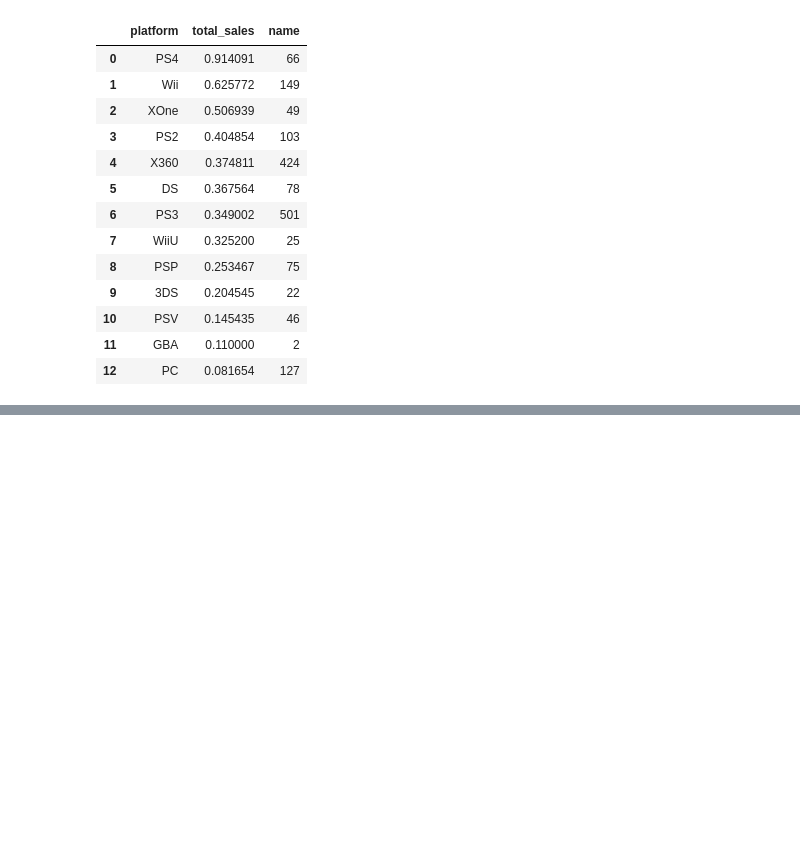
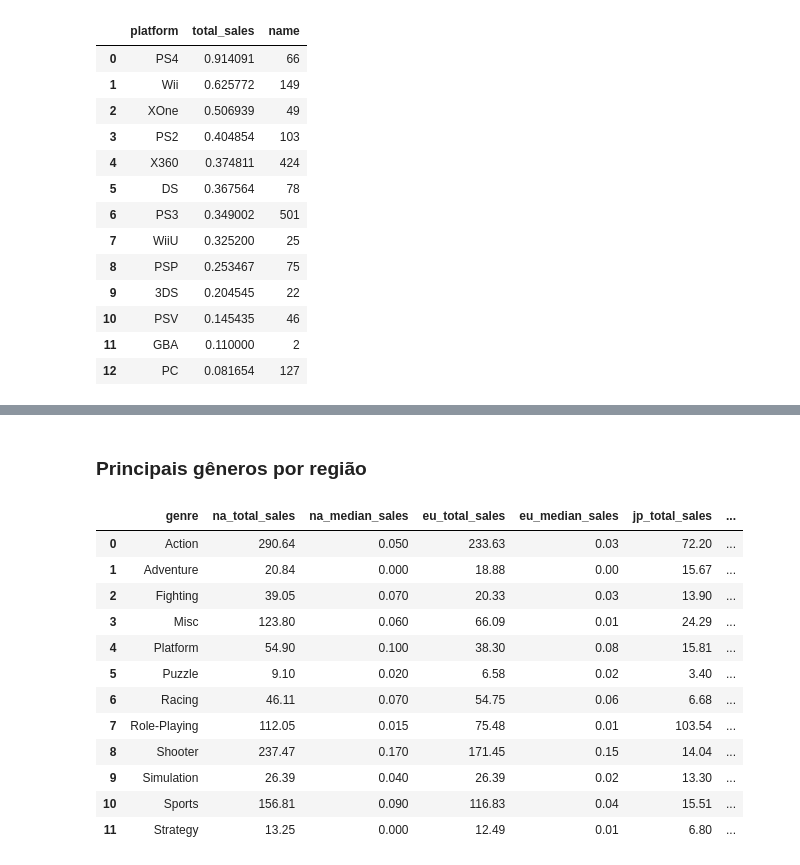
Before and after one commit to peperrone/mbads-sprint7-games, a Jupyter notebook: notebook.ipynb, the cells around one changed output, grey strips where cells are left out. Cells and saved outputs as stored; diff of their text form; code cells hidden in the pictures; blank space fills up the shorter version.

Commit message:
regionalized analysis by platform and genres

```diff
--- a/notebook.ipynb
+++ b/notebook.ipynb
@@ -1376,0 +1809,21 @@ SyntaxError: invalid syntax (1637847438.py, line 3)
+# %% [markdown]
+### Principais gêneros por região
+# %%
+# Agregando por gênero e região para analisar a performance de vendas por gênero em cada região
+df_genre_region = df_recent.groupby(['genre']).agg({'na_sales': ('sum', 'median'), 'eu_sales': ('sum', 'median'), 'jp_sales': ('sum', 'median'), 'other_sales': ('sum', 'median'), 'name': 'count'}).reset_index()
+df_genre_region.columns = ['genre', 'na_total_sales', 'na_median_sales', 'eu_total_sales', 'eu_median_sales', 'jp_total_sales', 'jp_median_sales', 'other_total_sales', 'other_median_sales', 'game_count']
+display(df_genre_region)
+# %% [output]
+|  | genre | na_total_sales | na_median_sales | eu_total_sales | eu_median_sales | jp_total_sales | ... |
+| 0 | Action | 290.64 | 0.050 | 233.63 | 0.03 | 72.20 | ... |
+| 1 | Adventure | 20.84 | 0.000 | 18.88 | 0.00 | 15.67 | ... |
+| 2 | Fighting | 39.05 | 0.070 | 20.33 | 0.03 | 13.90 | ... |
+| 3 | Misc | 123.80 | 0.060 | 66.09 | 0.01 | 24.29 | ... |
+| 4 | Platform | 54.90 | 0.100 | 38.30 | 0.08 | 15.81 | ... |
+| 5 | Puzzle | 9.10 | 0.020 | 6.58 | 0.02 | 3.40 | ... |
+| 6 | Racing | 46.11 | 0.070 | 54.75 | 0.06 | 6.68 | ... |
+| 7 | Role-Playing | 112.05 | 0.015 | 75.48 | 0.01 | 103.54 | ... |
+| 8 | Shooter | 237.47 | 0.170 | 171.45 | 0.15 | 14.04 | ... |
+| 9 | Simulation | 26.39 | 0.040 | 26.39 | 0.02 | 13.30 | ... |
+| 10 | Sports | 156.81 | 0.090 | 116.83 | 0.04 | 15.51 | ... |
+| 11 | Strategy | 13.25 | 0.000 | 12.49 | 0.01 | 6.80 | ... |
```
Also changed, not shown: parts of 41 cells of this notebook.
